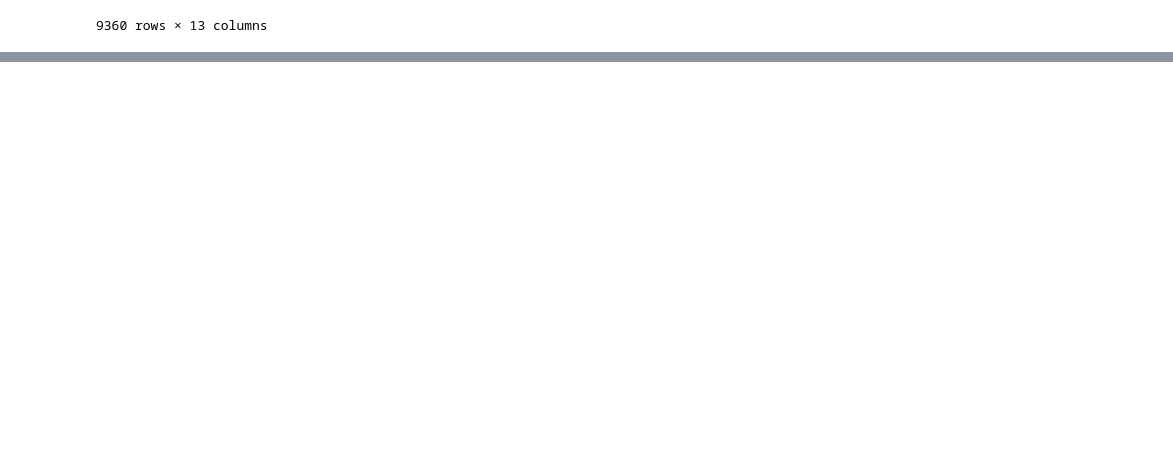
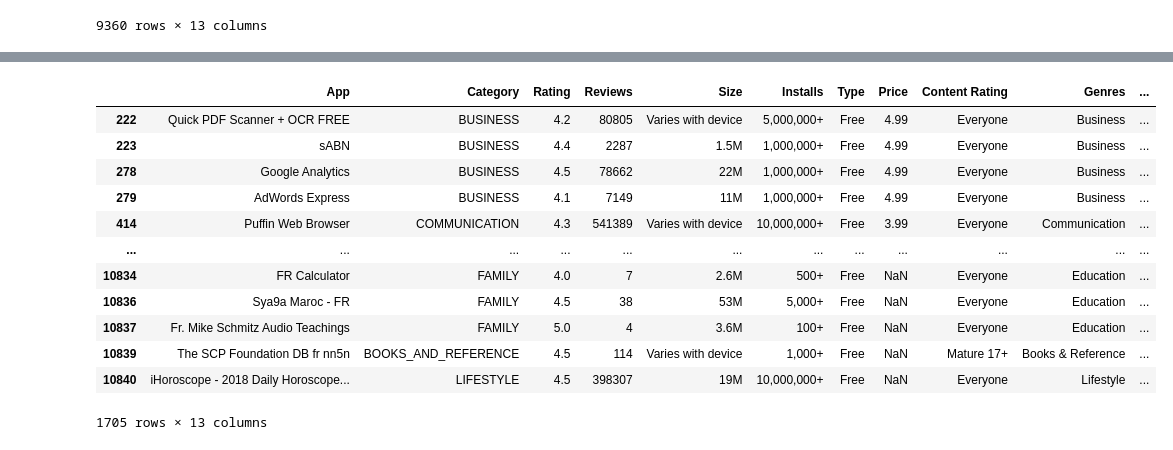
Before and after one commit to tzuzulcode/data-science-abril2022, a Jupyter notebook: DataCleaning/Introduction.ipynb, the cells around one changed output, grey strips where cells are left out. Cells and saved outputs as stored; diff of their text form; code cells hidden in the pictures; blank space fills up the shorter version.

```diff
--- a/DataCleaning/Introduction.ipynb
+++ b/DataCleaning/Introduction.ipynb
@@ -161,0 +240,18 @@ pd.read_sql("SELECT * FROM users",conn)
+# %%
+data['Price'] = pd.Series([price[1:] if price!='0' else price for price in data['Price']])
+# %%
+data[data.Price!='0']
+# %% [output]
+|  | App | Category | Rating | Reviews | Size | Installs | Type | Price | Content Rating | Genres | ... |
+| 222 | Quick PDF Scanner + OCR FREE | BUSINESS | 4.2 | 80805 | Varies with device | 5,000,000+ | Free | 4.99 | Everyone | Business | ... |
+| 223 | sABN | BUSINESS | 4.4 | 2287 | 1.5M | 1,000,000+ | Free | 4.99 | Everyone | Business | ... |
+| 278 | Google Analytics | BUSINESS | 4.5 | 78662 | 22M | 1,000,000+ | Free | 4.99 | Everyone | Business | ... |
+| 279 | AdWords Express | BUSINESS | 4.1 | 7149 | 11M | 1,000,000+ | Free | 4.99 | Everyone | Business | ... |
+| 414 | Puffin Web Browser | COMMUNICATION | 4.3 | 541389 | Varies with device | 10,000,000+ | Free | 3.99 | Everyone | Communication | ... |
+| ... | ... | ... | ... | ... | ... | ... | ... | ... | ... | ... | ... |
+| 10834 | FR Calculator | FAMILY | 4.0 | 7 | 2.6M | 500+ | Free | NaN | Everyone | Education | ... |
+| 10836 | Sya9a Maroc - FR | FAMILY | 4.5 | 38 | 53M | 5,000+ | Free | NaN | Everyone | Education | ... |
+| 10837 | Fr. Mike Schmitz Audio Teachings | FAMILY | 5.0 | 4 | 3.6M | 100+ | Free | NaN | Everyone | Education | ... |
+| 10839 | The SCP Foundation DB fr nn5n | BOOKS_AND_REFERENCE | 4.5 | 114 | Varies with device | 1,000+ | Free | NaN | Mature 17+ | Books & Reference | ... |
+| 10840 | iHoroscope - 2018 Daily Horoscope... | LIFESTYLE | 4.5 | 398307 | 19M | 10,000,000+ | Free | NaN | Everyone | Lifestyle | ... |
+1705 rows × 13 columns
```
Also changed, not shown: parts of 19 cells of this notebook.
